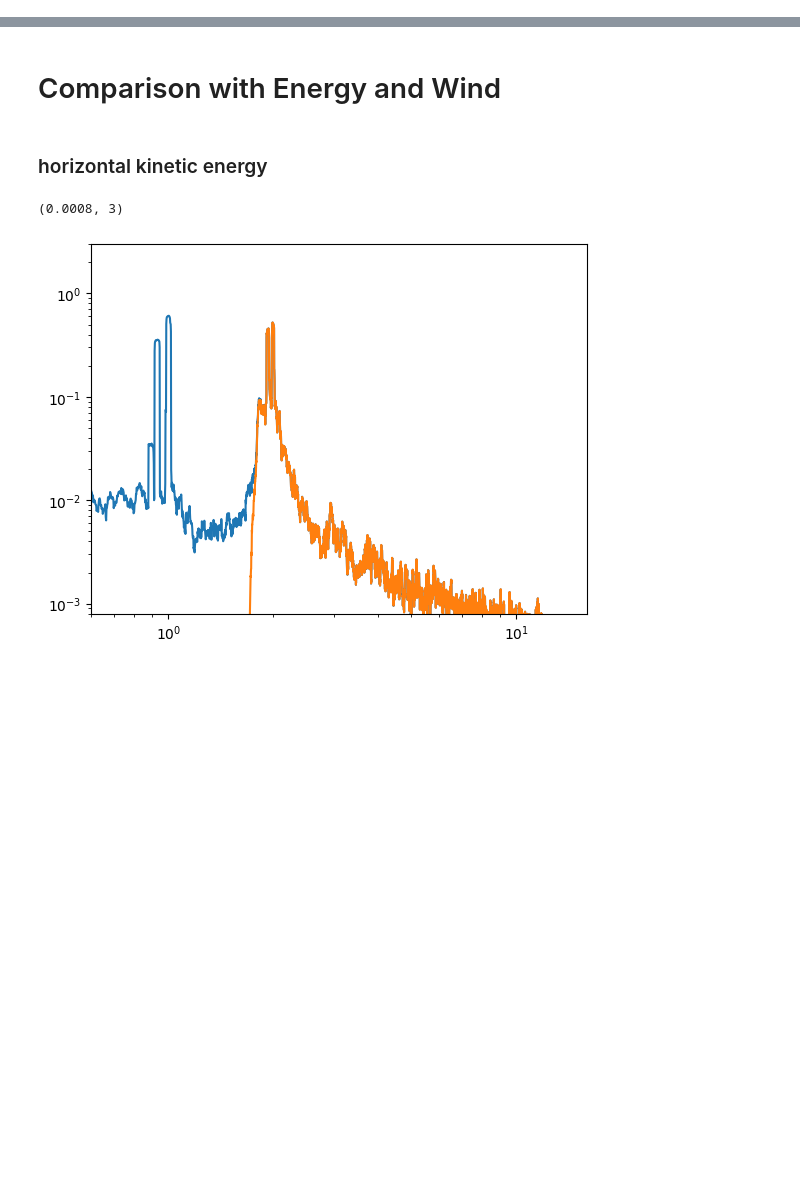
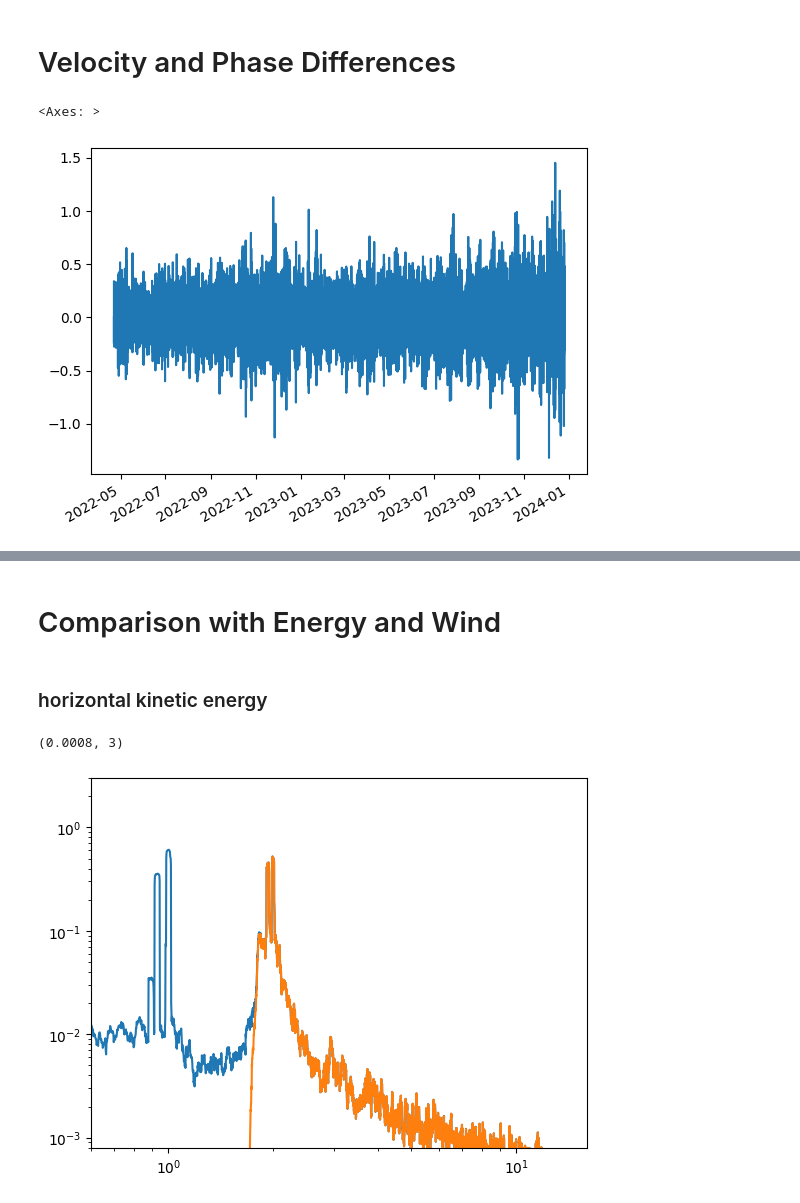
Before and after one commit to opinner/pinner2026_JPO_code, a Jupyter notebook: notebooks/exploratory/_Trial_and_Error.ipynb, the cells around one changed output, grey strips where cells are left out. Cells and saved outputs as stored; diff of their text form; code cells hidden in the pictures; blank space fills up the shorter version.

```diff
--- a/notebooks/exploratory/_Trial_and_Error.ipynb
+++ b/notebooks/exploratory/_Trial_and_Error.ipynb
@@ -0,0 +1,34 @@
+# %% [markdown]
+# Velocity and Phase Differences
+# %%
+lower_u = (
+    u[[46.23, 54.23, 62.23]].mean(axis="columns").iloc[30:].interpolate(method="time", limit=3)
+)
+lower_v = (
+    v[[46.23, 54.23, 62.23]].mean(axis="columns").iloc[30:].interpolate(method="time", limit=3)
+)
+upper_u = (
+    u[[142.23, 150.23, 158.23]].mean(axis="columns").iloc[30:].interpolate(method="time", limit=3)
+)
+upper_v = (
+    v[[142.23, 150.23, 158.23]].mean(axis="columns").iloc[30:].interpolate(method="time", limit=3)
+)
+# %%
+# filter to f--N frequencies
+fs = 1 / (1 * 60 * 60)  # sampling period of 1 hour
+cut = 1 / (13.8 * 60 * 60)  # tail end of the continuum
+# cut = 1 / (7 * 60 * 60)  # tail end of the continuum
+order = 40
+
+sos = signal.butter(N=order, Wn=cut, btype="highpass", fs=fs, output="sos")
+
+# use filtfilt with 2 filtering passes to prevent an artificial phase shift
+lower_u_fN = pd.Series(index=lower_u.index, data=signal.sosfiltfilt(sos, lower_u.to_numpy()))
+upper_u_fN = pd.Series(index=upper_u.index, data=signal.sosfiltfilt(sos, upper_u.to_numpy()))
+lower_v_fN = pd.Series(index=lower_v.index, data=signal.sosfiltfilt(sos, lower_v.to_numpy()))
+upper_v_fN = pd.Series(index=upper_v.index, data=signal.sosfiltfilt(sos, upper_v.to_numpy()))
+# %%
+(lower_v_fN - upper_v_fN).plot()
+# %% [output]
+<Axes: >
+[figure, added]
```
Also changed, not shown: parts of 1 cell of this notebook.
